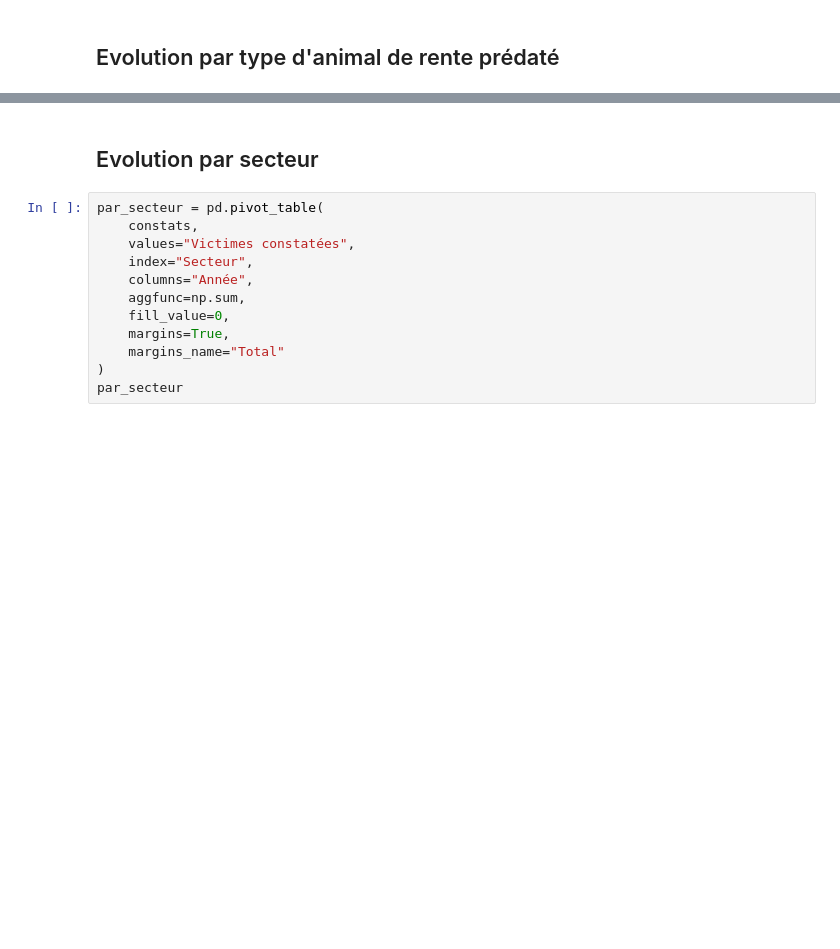
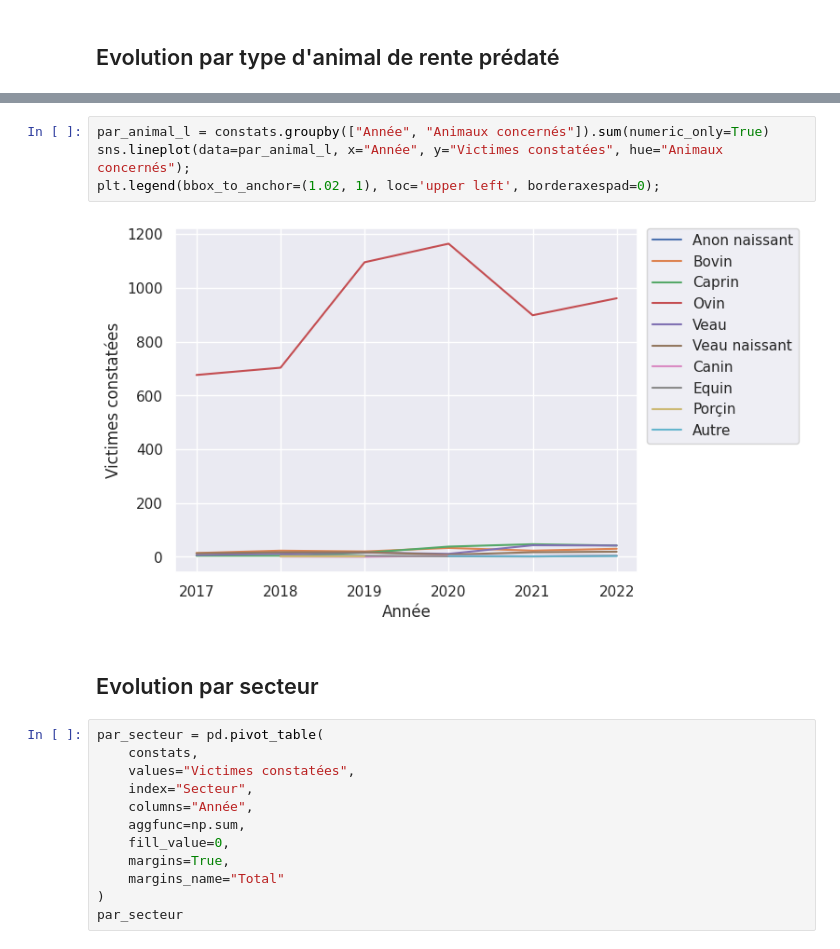
Before and after one commit to dthonon/pna_loup_suivi, a Jupyter notebook: notebook/Analyse-38.ipynb, the cells around one changed output, grey strips where cells are left out. Cells and saved outputs as stored; diff of their text form; blank space fills up the shorter version.

```diff
--- a/notebook/Analyse-38.ipynb
+++ b/notebook/Analyse-38.ipynb
@@ -136,3 +144,9 @@ par_animal
+# %%
+par_animal_l = constats.groupby(["Année", "Animaux concernés"]).sum(numeric_only=True)
+sns.lineplot(data=par_animal_l, x="Année", y="Victimes constatées", hue="Animaux concernés");
+plt.legend(bbox_to_anchor=(1.02, 1), loc='upper left', borderaxespad=0);
+# %% [output]
+[figure, added]
 # %% [markdown]
 ## Evolution par secteur
 # %%
```
Also changed, not shown: parts of 4 cells of this notebook, 2 other files.
